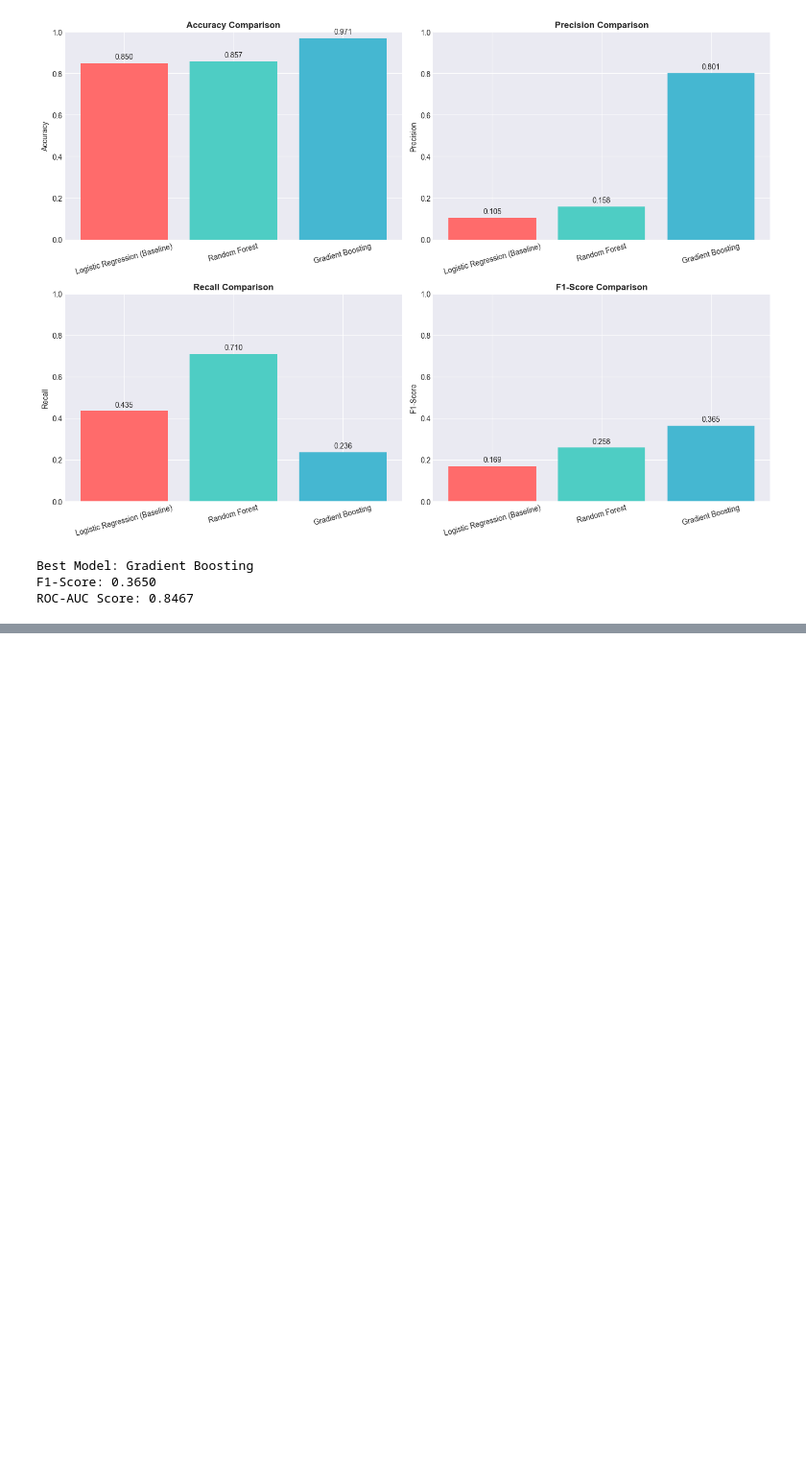
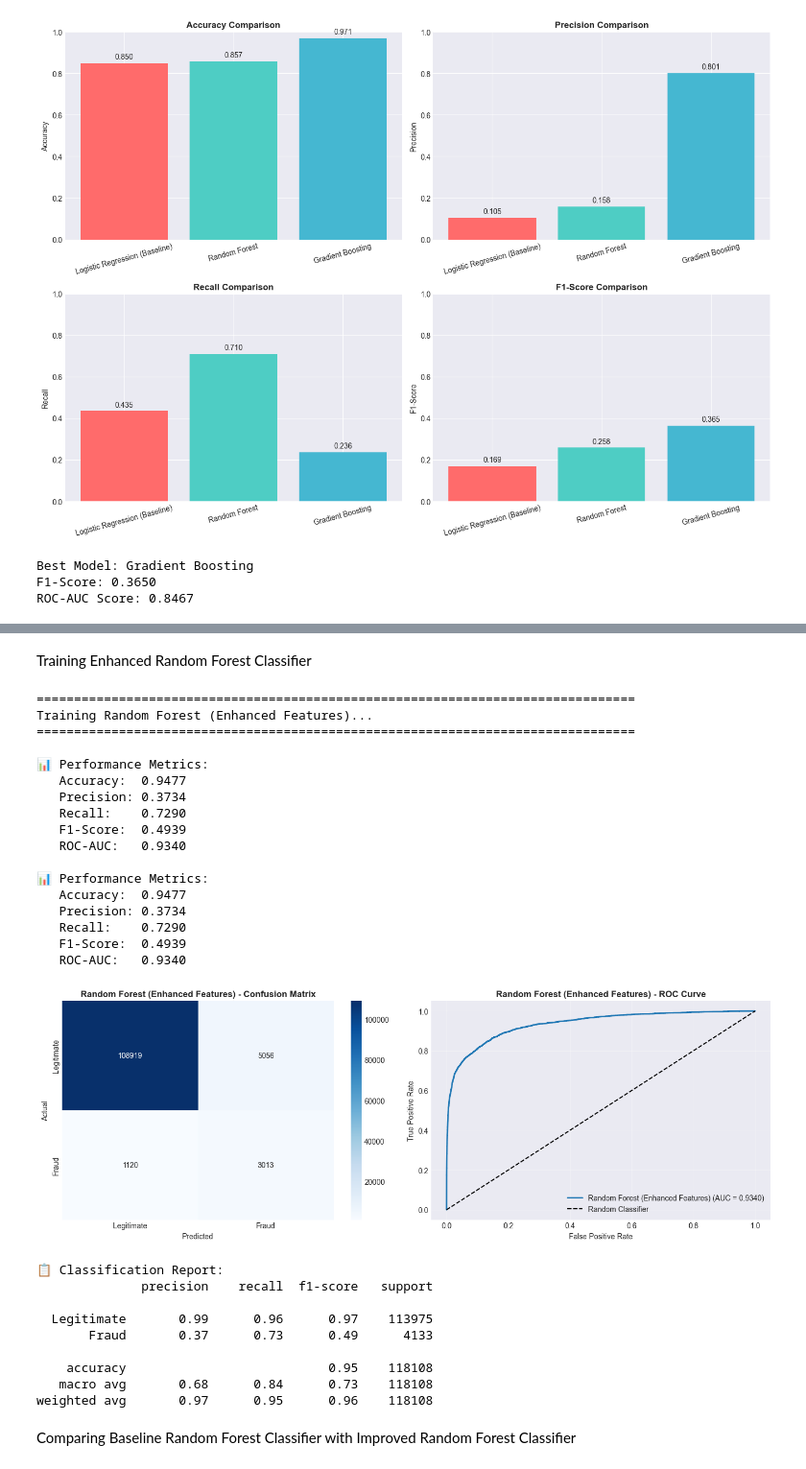
Before and after one commit to mrafiasyifaa/Midterm-Machine-Learning-2025, a Jupyter notebook: midterm_transaction_data.ipynb, the cells around one changed output, grey strips where cells are left out. Shown at 96% size. Saved outputs shown, nothing was run; the diff lists cells and outputs as text; code cells hidden in the pictures; blank space fills up the shorter version.

Commit message:
feat: Selesai mengimplementasikan enhanced model Forest

```diff
--- a/midterm_transaction_data.ipynb
+++ b/midterm_transaction_data.ipynb
@@ -672,0 +730,47 @@ Now that the baseline works, you can:
+# %% [markdown]
+Training Enhanced Random Forest Classifier
+# %%
+rf_enhanced = RandomForestClassifier(
+    n_estimators=100,
+    max_depth=15,  # Slightly deeper for more features
+    random_state=42,
+    n_jobs=-1,
+    class_weight='balanced'
+)
+
+rf_enhanced_results = evaluate_model(
+    'Random Forest (Enhanced Features)',
+    rf_enhanced,
+    X_train_enh_scaled, y_train_enh,
+    X_test_enh_scaled, y_test_enh
+)
+# %% [output]
+================================================================================
+Training Random Forest (Enhanced Features)...
+================================================================================
+
+📊 Performance Metrics:
+   Accuracy:  0.9477
+   Precision: 0.3734
+   Recall:    0.7290
+   F1-Score:  0.4939
+   ROC-AUC:   0.9340
+
+📊 Performance Metrics:
+   Accuracy:  0.9477
+   Precision: 0.3734
+   Recall:    0.7290
+   F1-Score:  0.4939
+   ROC-AUC:   0.9340
+[figure, added]
+📋 Classification Report:
+              precision    recall  f1-score   support
+
+  Legitimate       0.99      0.96      0.97    113975
+       Fraud       0.37      0.73      0.49      4133
+
+    accuracy                           0.95    118108
+   macro avg       0.68      0.84      0.73    118108
+weighted avg       0.97      0.95      0.96    118108
+# %% [markdown]
+Comparing Baseline Random Forest Classifier with Improved Random Forest Classifier
```
Also changed, not shown: parts of 38 cells of this notebook.
